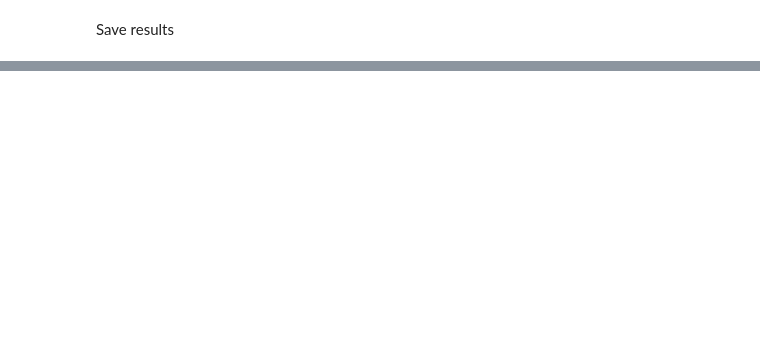
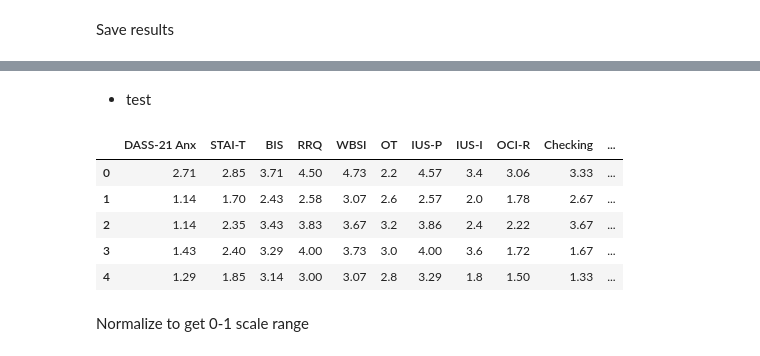
Before and after one commit to abelowska/erroneurous, a Jupyter notebook: notebooks/behavioral_results.ipynb, the cells around one changed output, grey strips where cells are left out. Cells and saved outputs as stored; diff of their text form; code cells hidden in the pictures; blank space fills up the shorter version.

```diff
--- a/notebooks/behavioral_results.ipynb
+++ b/notebooks/behavioral_results.ipynb
@@ -766,0 +886,13 @@ corr_test.to_csv("public_results/results/quastionnaires/correlations_questionnai
+# %% [markdown]
+- test
+# %%
+questionnaire_results_test.head()
+# %% [output]
+|  | DASS-21 Anx | STAI-T | BIS | RRQ | WBSI | OT | IUS-P | IUS-I | OCI-R | Checking | ... |
+| 0 | 2.71 | 2.85 | 3.71 | 4.50 | 4.73 | 2.2 | 4.57 | 3.4 | 3.06 | 3.33 | ... |
+| 1 | 1.14 | 1.70 | 2.43 | 2.58 | 3.07 | 2.6 | 2.57 | 2.0 | 1.78 | 2.67 | ... |
+| 2 | 1.14 | 2.35 | 3.43 | 3.83 | 3.67 | 3.2 | 3.86 | 2.4 | 2.22 | 3.67 | ... |
+| 3 | 1.43 | 2.40 | 3.29 | 4.00 | 3.73 | 3.0 | 4.00 | 3.6 | 1.72 | 1.67 | ... |
+| 4 | 1.29 | 1.85 | 3.14 | 3.00 | 3.07 | 2.8 | 3.29 | 1.8 | 1.50 | 1.33 | ... |
+# %% [markdown]
+Normalize to get 0-1 scale range
```
Also changed, not shown: parts of 27 cells of this notebook.
